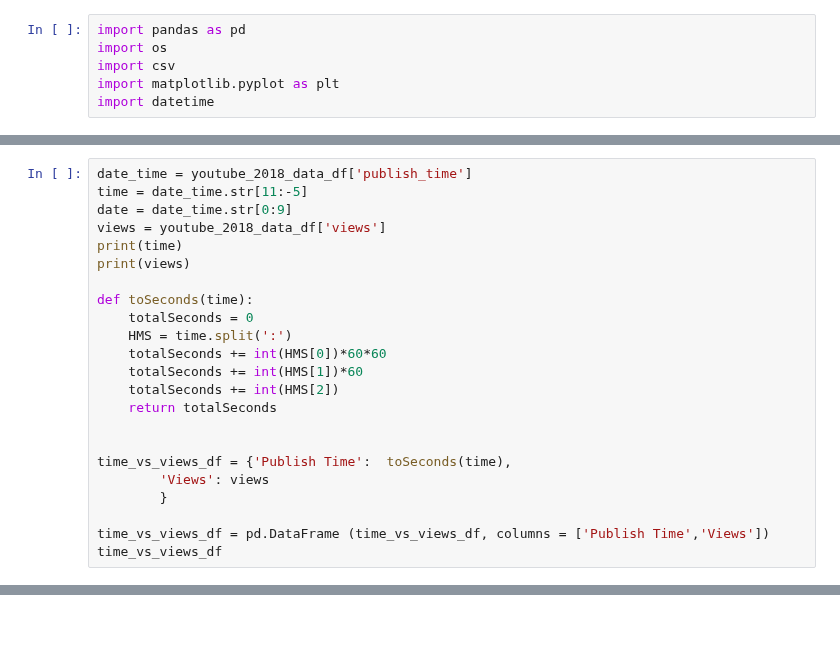
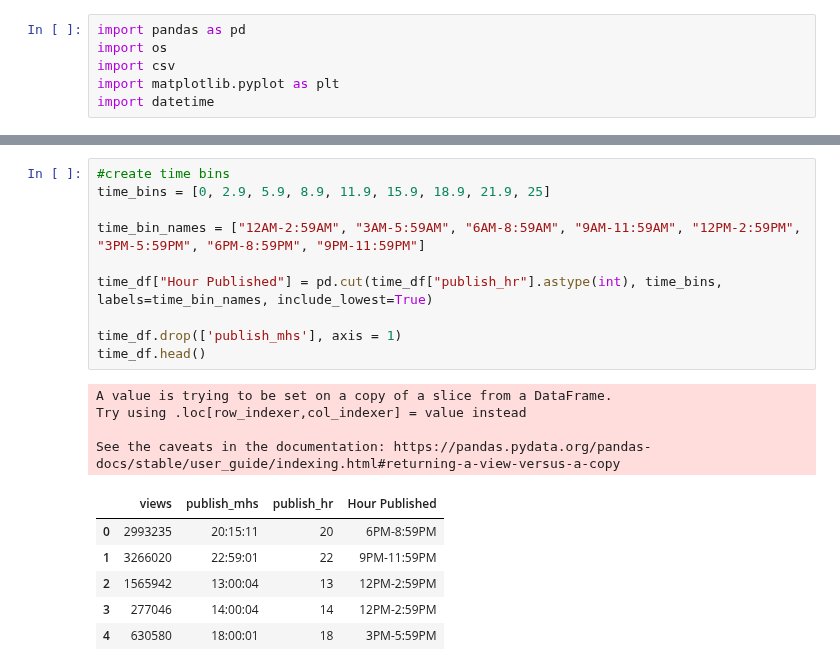
Before and after one commit to hannah8075/youtube-analysis, a Jupyter notebook: time_vs_views.ipynb, the cells around one changed output, grey strips where cells are left out. Cells and saved outputs as stored; diff of their text form; blank space fills up the shorter version.

```diff
--- a/time_vs_views.ipynb
+++ b/time_vs_views.ipynb
@@ -24,23 +23,0 @@ youtube_2018_data_df
-# %%
-date_time = youtube_2018_data_df['publish_time']
-time = date_time.str[11:-5]
-date = date_time.str[0:9]
-views = youtube_2018_data_df['views']
-print(time)
-print(views)
-
-def toSeconds(time):
-    totalSeconds = 0
-    HMS = time.split(':')
-    totalSeconds += int(HMS[0])*60*60
-    totalSeconds += int(HMS[1])*60
-    totalSeconds += int(HMS[2])
-    return totalSeconds
-
-
-time_vs_views_df = {'Publish Time':  toSeconds(time),
-        'Views': views
-        }
-
-time_vs_views_df = pd.DataFrame (time_vs_views_df, columns = ['Publish Time','Views'])
-time_vs_views_df
@@ -72,0 +52,21 @@ time_vs_views_df["publish time"] = pd.cut(time_vs_views_df["time_bins"], time_bi
+# %%
+#create time bins
+time_bins = [0, 2.9, 5.9, 8.9, 11.9, 15.9, 18.9, 21.9, 25]
+
+time_bin_names = ["12AM-2:59AM", "3AM-5:59AM", "6AM-8:59AM", "9AM-11:59AM", "12PM-2:59PM", "3PM-5:59PM", "6PM-8:59PM", "9PM-11:59PM"]
+
+time_df["Hour Published"] = pd.cut(time_df["publish_hr"].astype(int), time_bins, labels=time_bin_names, include_lowest=True)
+
+time_df.drop(['publish_mhs'], axis = 1)
+time_df.head()
+# %% [output]
+A value is trying to be set on a copy of a slice from a DataFrame.
+Try using .loc[row_indexer,col_indexer] = value instead
+
+See the caveats in the documentation: https://pandas.pydata.org/pandas-docs/stable/user_guide/indexing.html#returning-a-view-versus-a-copy
+|  | views | publish_mhs | publish_hr | Hour Published |
+| 0 | 2993235 | 20:15:11 | 20 | 6PM-8:59PM |
+| 1 | 3266020 | 22:59:01 | 22 | 9PM-11:59PM |
+| 2 | 1565942 | 13:00:04 | 13 | 12PM-2:59PM |
+| 3 | 277046 | 14:00:04 | 14 | 12PM-2:59PM |
+| 4 | 630580 | 18:00:01 | 18 | 3PM-5:59PM |
```
Also changed, not shown: parts of 13 cells of this notebook, 1 other file.
